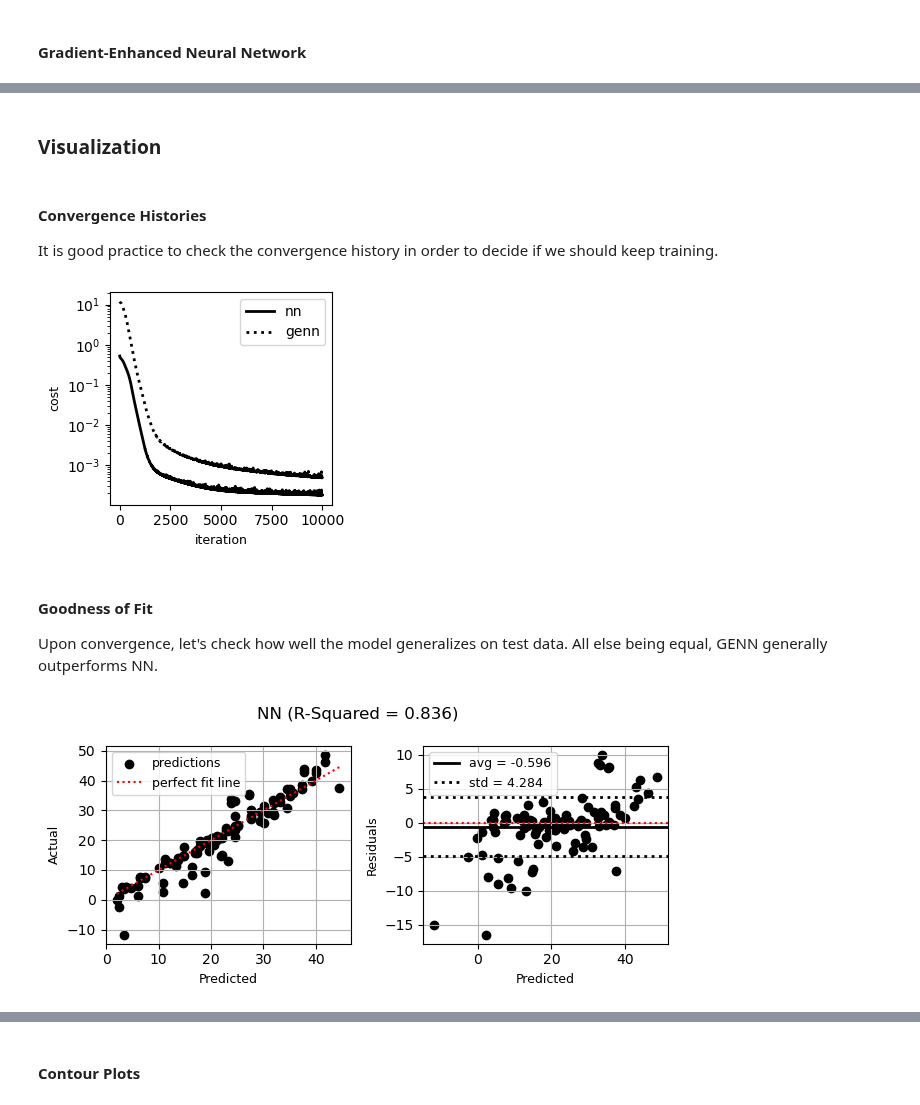
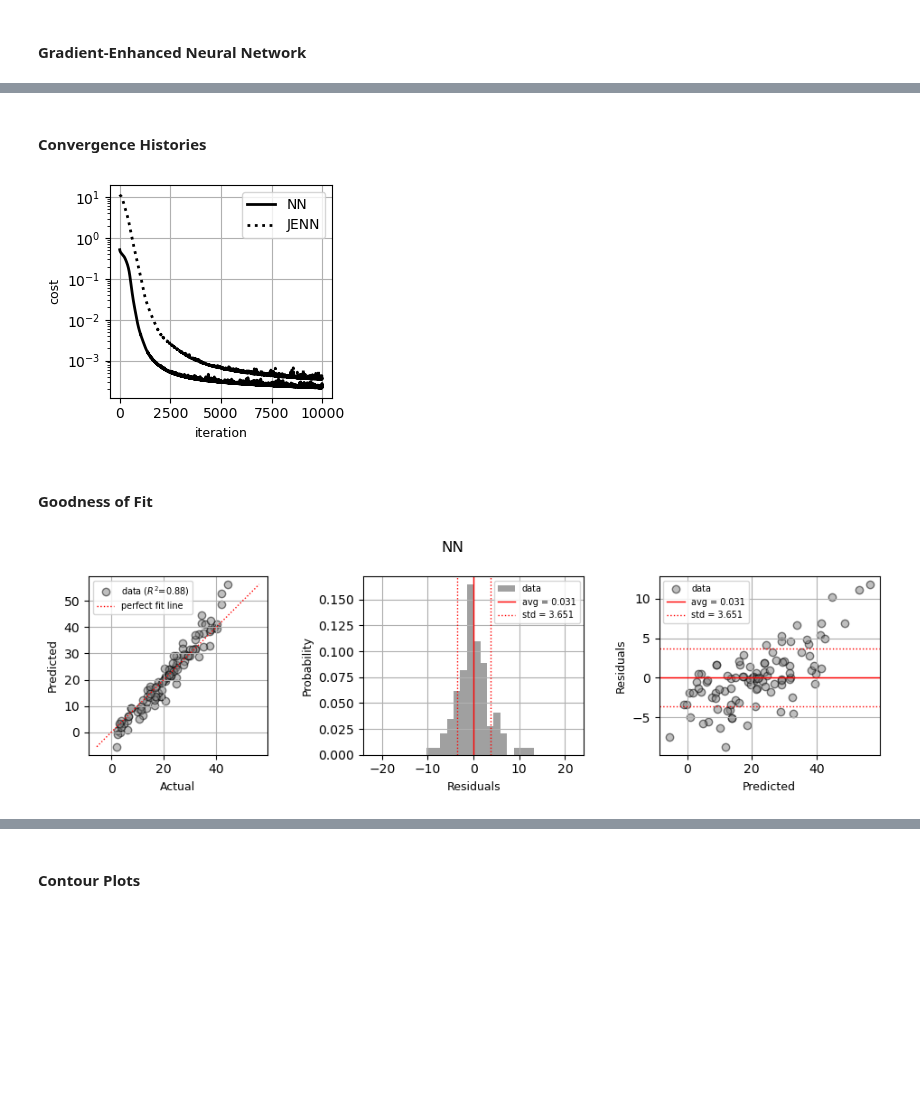
Before and after one commit to shb84/JENN, a Jupyter notebook: docs/examples/demo_2_rastrigin.ipynb, the cells around one changed output, grey strips where cells are left out. Drawn from its saved outputs; the diff is of its cells as text; code cells hidden in the pictures; blank space fills up the shorter version.

Commit message:
#29: comprehensive plotting updates

```diff
--- a/docs/examples/demo_2_rastrigin.ipynb
+++ b/docs/examples/demo_2_rastrigin.ipynb
@@ -39,7 +42,7 @@ For comparison, let's train two models: a regular neural network and gradient-en
 #### Regular Neural Network
 # %%
 %%time
-nn = jenn.model.NeuralNet(
+nn = jenn.NeuralNet(
     layer_sizes=[2, 24, 24, 1],
 ).fit(
     x=x_train,
@@ -48,6 +51,6 @@ nn = jenn.model.NeuralNet(
     alpha=0.001,
     lambd=0.0001,
     is_normalize=True,
-    random_state=123,
+    random_state=SEED,
 )
 # %% [output]
@@ -75,23 +78,13 @@ Wall time: 3.32 s
-# %% [markdown]
-### Visualization
-# %% [markdown]
-#### Convergence Histories
-
-It is good practice to check the convergence history in order to decide if we should keep training.
+# %% [markdown]
+#### Convergence Histories
 # %%
-jenn.utils.plot.convergence(histories=[nn.history, genn.history], legend=["nn", "genn"])
+jenn.plot_convergence(histories=[nn.history, genn.history], legend=["NN", "JENN"])
 # %% [output]
-[figure, old version]
+[figure, new version]
-# %% [markdown]
-#### Goodness of Fit
-
-Upon convergence, let's check how well the model generalizes on test data. All else being equal, GENN generally outperforms NN.
+# %% [markdown]
+#### Goodness of Fit
 # %%
-jenn.utils.plot.goodness_of_fit(
-    y_true=y_test,
-    y_pred=nn.predict(x_test),
-    title="NN"
-)
+jenn.plot_goodness_of_fit(nn.predict(x_test), y_test, "NN")
 # %% [output]
-[figure, old version]
+[figure, new version]
 # %%
```
Also changed, not shown: parts of 11 cells of this notebook, 31 other files.
